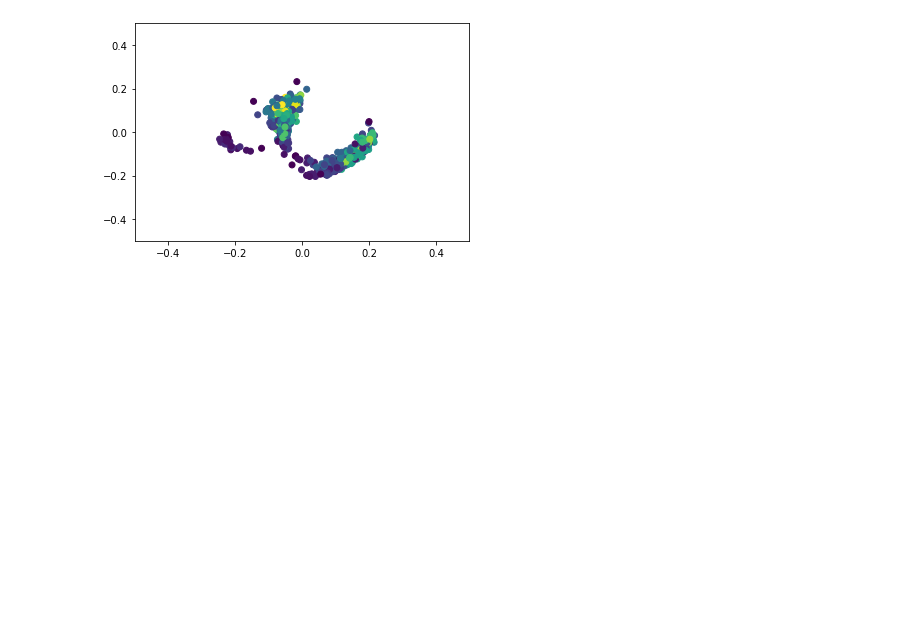
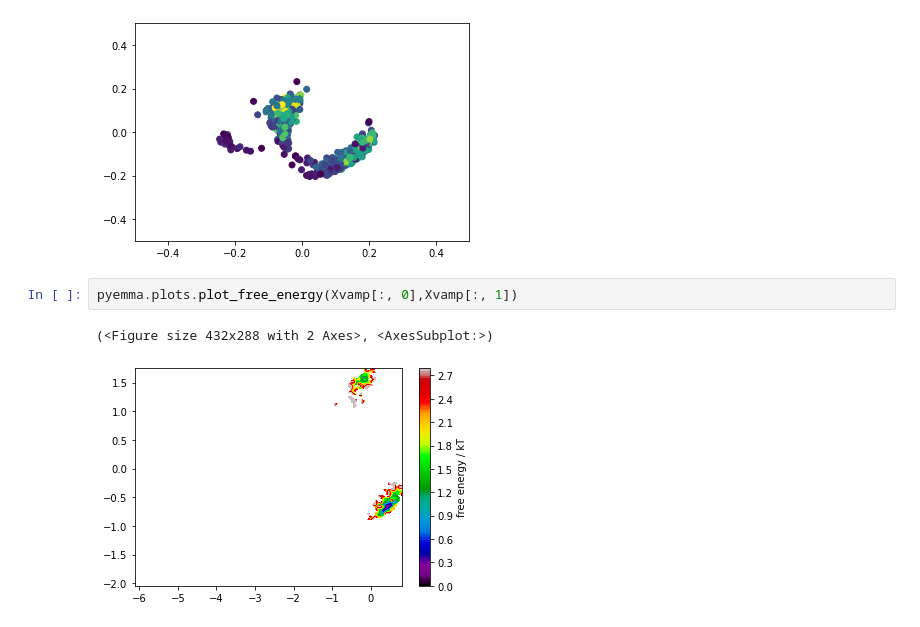
Before and after one commit to RobertArbon/msm_hyperparameter_optimisation, a Jupyter notebook: viz/grand_tour.ipynb, the cells around one changed output. Drawn from its saved outputs; the diff is of its cells as text; blank space fills up the shorter version.

```diff
--- a/viz/grand_tour.ipynb
+++ b/viz/grand_tour.ipynb
@@ -256,3 +307,8 @@ create_gif(Xvamp, num_stops=1000, out_file='vamp_ala', out_dim=2, cols=Tcols, sc
 create_gif(Xpca, num_stops=1000, out_file='pca_ala', out_dim=2, cols=Tcols, scale=1e-2, fps=10, extent=0.5)
 # %% [output]
 [figure]
+# %%
+pyemma.plots.plot_free_energy(Xvamp[:, 0],Xvamp[:, 1])
+# %% [output]
+(<Figure size 432x288 with 2 Axes>, <AxesSubplot:>)
+[figure, added]
```
Also changed, not shown: parts of 7 cells of this notebook.
